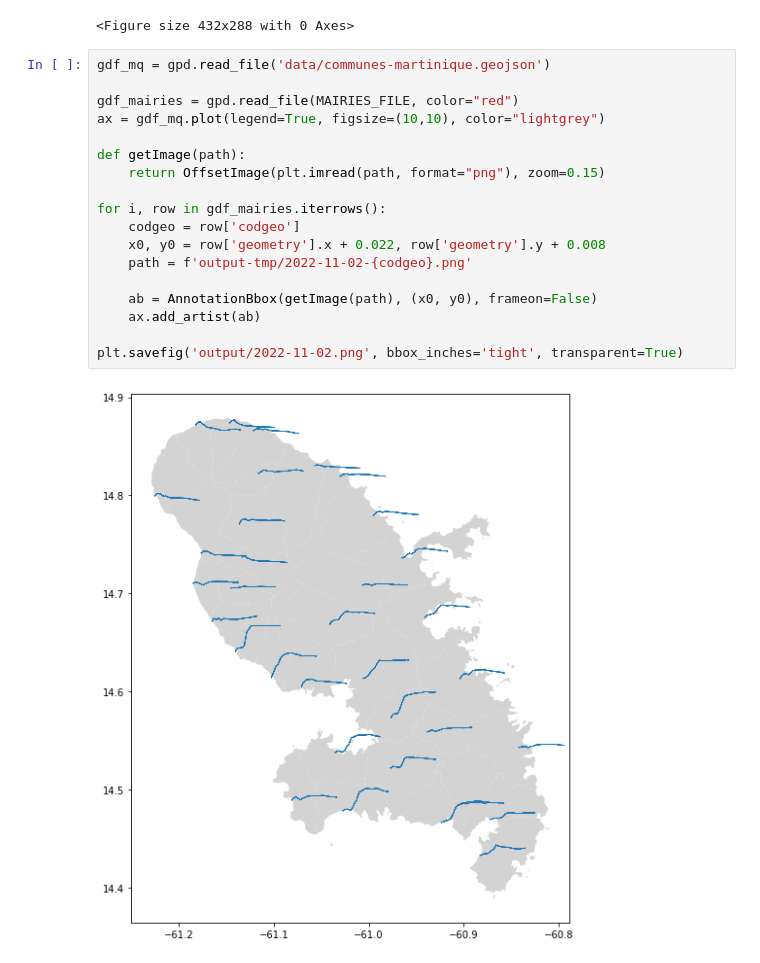
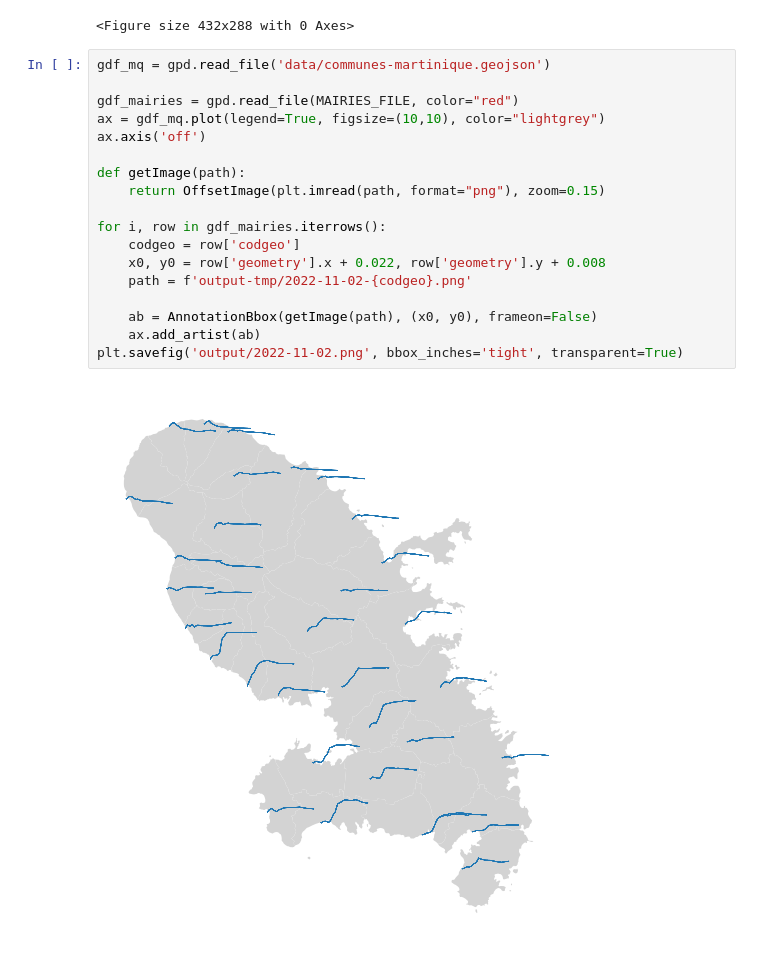
Before and after one commit to glefait/30daymapchallenge, a Jupyter notebook: 2022/2022-11-02.ipynb, the cells around one changed output. Drawn from its saved outputs; the diff is of its cells as text.

```diff
--- a/2022/2022-11-02.ipynb
+++ b/2022/2022-11-02.ipynb
@@ -77,23 +77,23 @@ for codgeo in df_mq['CODGEO'].values:
 # %%
 gdf_mq = gpd.read_file('data/communes-martinique.geojson')
 
 gdf_mairies = gpd.read_file(MAIRIES_FILE, color="red")
 ax = gdf_mq.plot(legend=True, figsize=(10,10), color="lightgrey")
+ax.axis('off')
 
 def getImage(path):
     return OffsetImage(plt.imread(path, format="png"), zoom=0.15)
 
 for i, row in gdf_mairies.iterrows():
     codgeo = row['codgeo']
     x0, y0 = row['geometry'].x + 0.022, row['geometry'].y + 0.008
     path = f'output-tmp/2022-11-02-{codgeo}.png'
 
     ab = AnnotationBbox(getImage(path), (x0, y0), frameon=False)
     ax.add_artist(ab)
-
 plt.savefig('output/2022-11-02.png', bbox_inches='tight', transparent=True)
 # %% [output]
-[figure, old version]
+[figure, new version]
 # %%
 gdf_mq = gpd.read_file('data/communes-martinique.geojson')
 
```
Also changed, not shown: parts of 1 cell of this notebook, 1 other file.
